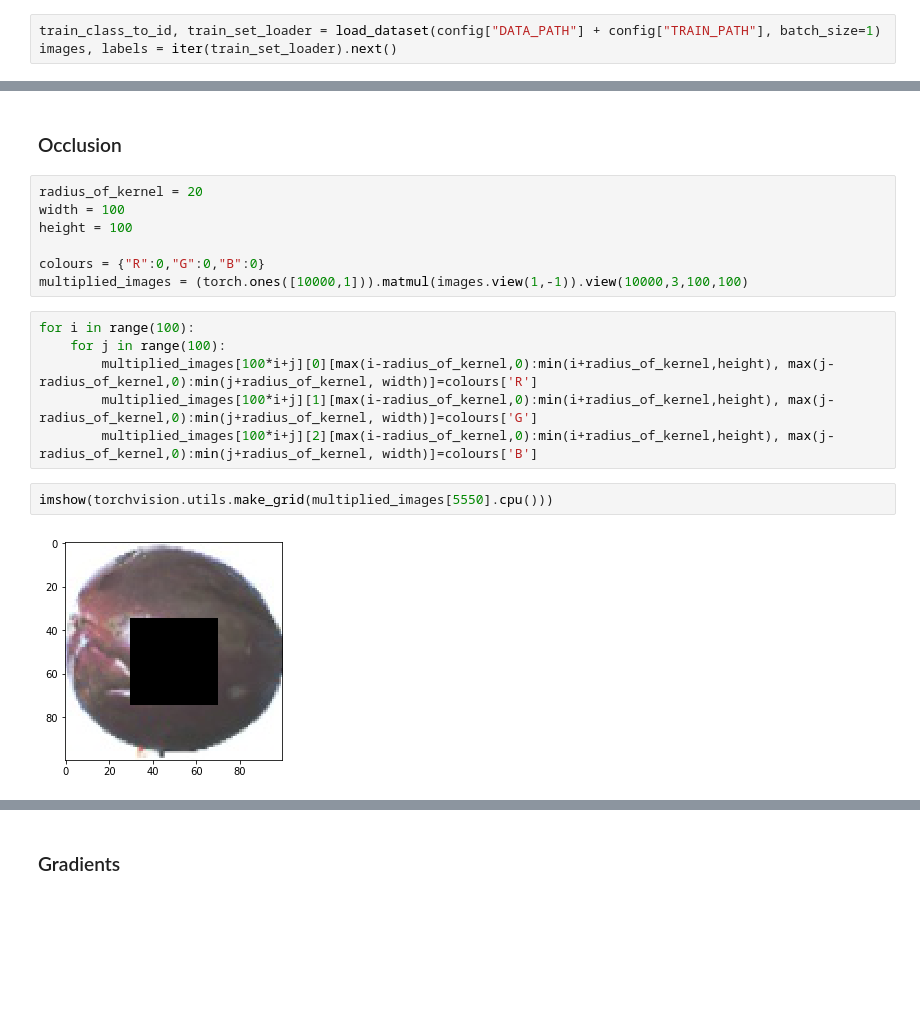
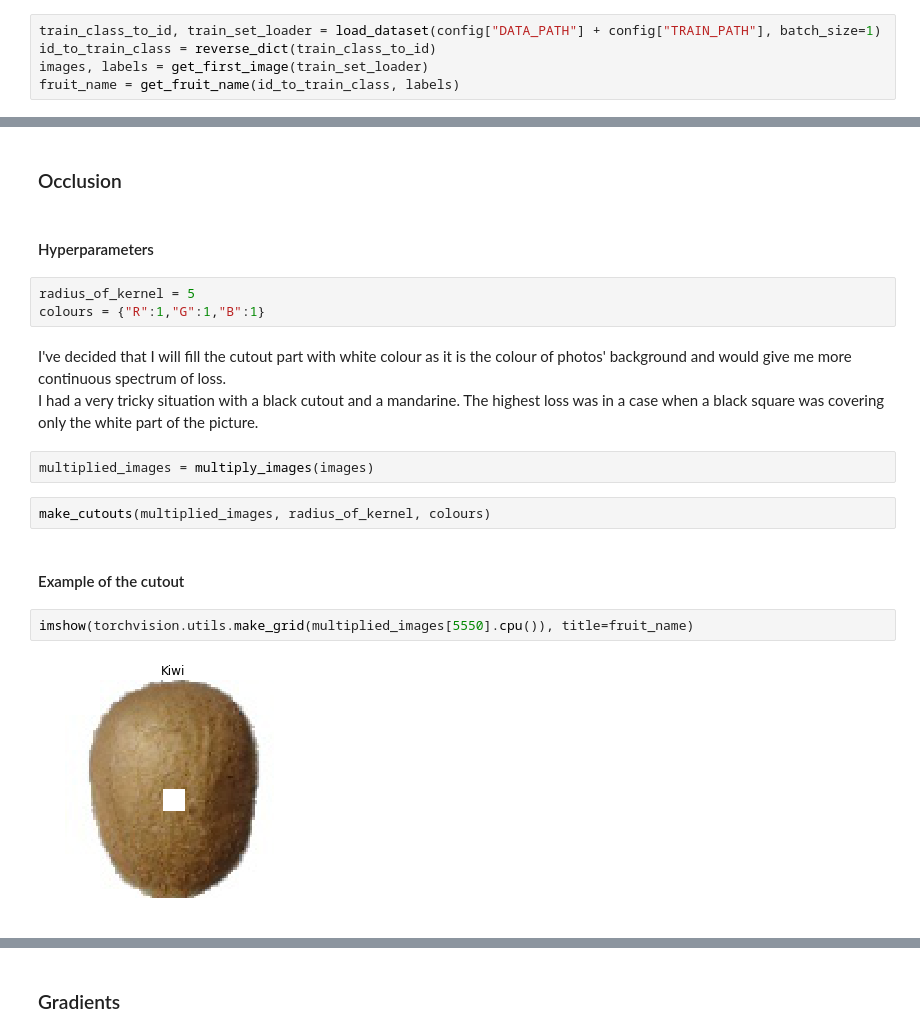
Before and after one commit to mkfilipiuk/DNN_assignment_1, a Jupyter notebook: mf385423_assignment_1.ipynb, the cells around one changed output, grey strips where cells are left out. Cells and saved outputs as stored; diff of their text form; blank space fills up the shorter version.

```diff
--- a/mf385423_assignment_1.ipynb
+++ b/mf385423_assignment_1.ipynb
@@ -51,3 +54,5 @@ Finished Training
 # %%
 train_class_to_id, train_set_loader = load_dataset(config["DATA_PATH"] + config["TRAIN_PATH"], batch_size=1)
-images, labels = iter(train_set_loader).next()
+id_to_train_class = reverse_dict(train_class_to_id)
+images, labels = get_first_image(train_set_loader)
+fruit_name = get_fruit_name(id_to_train_class, labels)
@@ -54,19 +65,21 @@ images, labels = iter(train_set_loader).next()
 # %% [markdown]
 ### Occlusion
-# %%
-radius_of_kernel = 20
-width = 100
-height = 100
-
-colours = {"R":0,"G":0,"B":0}
-multiplied_images = (torch.ones([10000,1])).matmul(images.view(1,-1)).view(10000,3,100,100)
-# %%
-for i in range(100):
-    for j in range(100):
-        multiplied_images[100*i+j][0][max(i-radius_of_kernel,0):min(i+radius_of_kernel,height), max(j-radius_of_kernel,0):min(j+radius_of_kernel, width)]=colours['R']
-        multiplied_images[100*i+j][1][max(i-radius_of_kernel,0):min(i+radius_of_kernel,height), max(j-radius_of_kernel,0):min(j+radius_of_kernel, width)]=colours['G']
-        multiplied_images[100*i+j][2][max(i-radius_of_kernel,0):min(i+radius_of_kernel,height), max(j-radius_of_kernel,0):min(j+radius_of_kernel, width)]=colours['B']
+# %% [markdown]
+
+#### Hyperparameters
+# %%
+radius_of_kernel = 5
+colours = {"R":1,"G":1,"B":1}
+# %% [markdown]
+I've decided that I will fill the cutout part with white colour as it is the colour of photos' background and would give me more continuous spectrum of loss.
+I had a very tricky situation with a black cutout and a mandarine. The highest loss was in a case when a black square was covering only the white part of the picture.
+# %%
+multiplied_images = multiply_images(images)
+# %%
+make_cutouts(multiplied_images, radius_of_kernel, colours)
+# %% [markdown]
+#### Example of the cutout
 # %%
-imshow(torchvision.utils.make_grid(multiplied_images[5550].cpu()))
+imshow(torchvision.utils.make_grid(multiplied_images[5550].cpu()), title=fruit_name)
 # %% [output]
-[figure, old version]
+[figure, new version]
```
Also changed, not shown: parts of 35 cells of this notebook, 3 other files.
